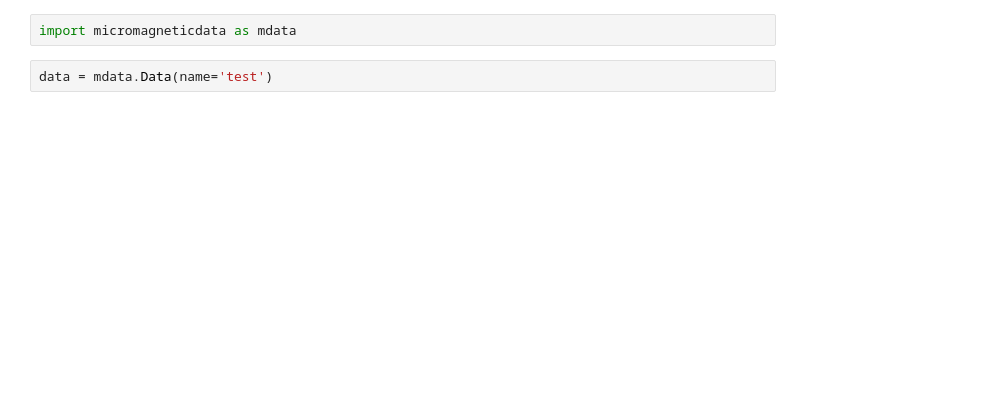
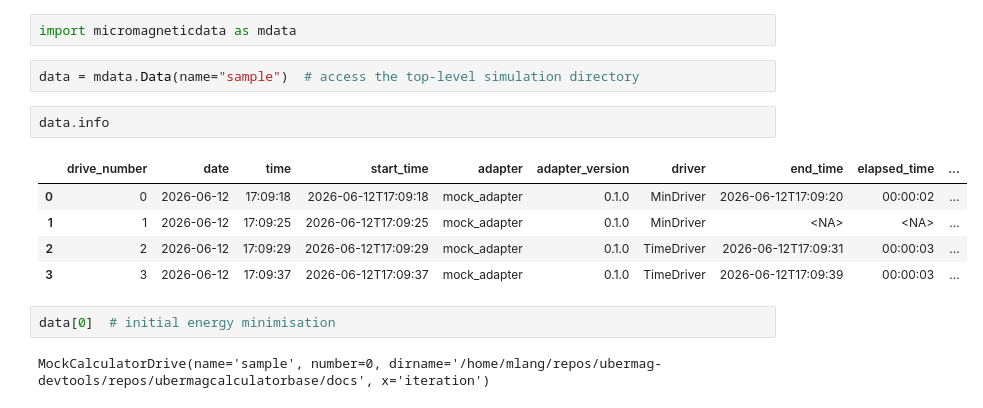
Before and after one commit to ubermag/mock-adapter, a Jupyter notebook: docs/example.ipynb, the cells around one changed output. Saved outputs shown, nothing was run; the diff lists cells and outputs as text; blank space fills up the shorter version.

```diff
--- a/docs/example.ipynb
+++ b/docs/example.ipynb
@@ -34,4 +99,16 @@ md.drive(system, save_steps=True, convergence='linear')
 # %%
 import micromagneticdata as mdata
 # %%
-data = mdata.Data(name='test')
+data = mdata.Data(name="sample")  # access the top-level simulation directory
+# %%
+data.info
+# %% [output]
+|  | drive_number | date | time | start_time | adapter | adapter_version | driver | end_time | elapsed_time | ... |
+| 0 | 0 | 2026-06-12 | 17:09:18 | 2026-06-12T17:09:18 | mock_adapter | 0.1.0 | MinDriver | 2026-06-12T17:09:20 | 00:00:02 | ... |
+| 1 | 1 | 2026-06-12 | 17:09:25 | 2026-06-12T17:09:25 | mock_adapter | 0.1.0 | MinDriver | <NA> | <NA> | ... |
+| 2 | 2 | 2026-06-12 | 17:09:29 | 2026-06-12T17:09:29 | mock_adapter | 0.1.0 | TimeDriver | 2026-06-12T17:09:31 | 00:00:03 | ... |
+| 3 | 3 | 2026-06-12 | 17:09:37 | 2026-06-12T17:09:37 | mock_adapter | 0.1.0 | TimeDriver | 2026-06-12T17:09:39 | 00:00:03 | ... |
+# %%
+data[0]  # initial energy minimisation
+# %% [output]
+MockCalculatorDrive(name='sample', number=0, dirname='/home/mlang/repos/ubermag-devtools/repos/ubermagcalculatorbase/docs', x='iteration')
```
Also changed, not shown: parts of 43 cells of this notebook, 1 other file.
